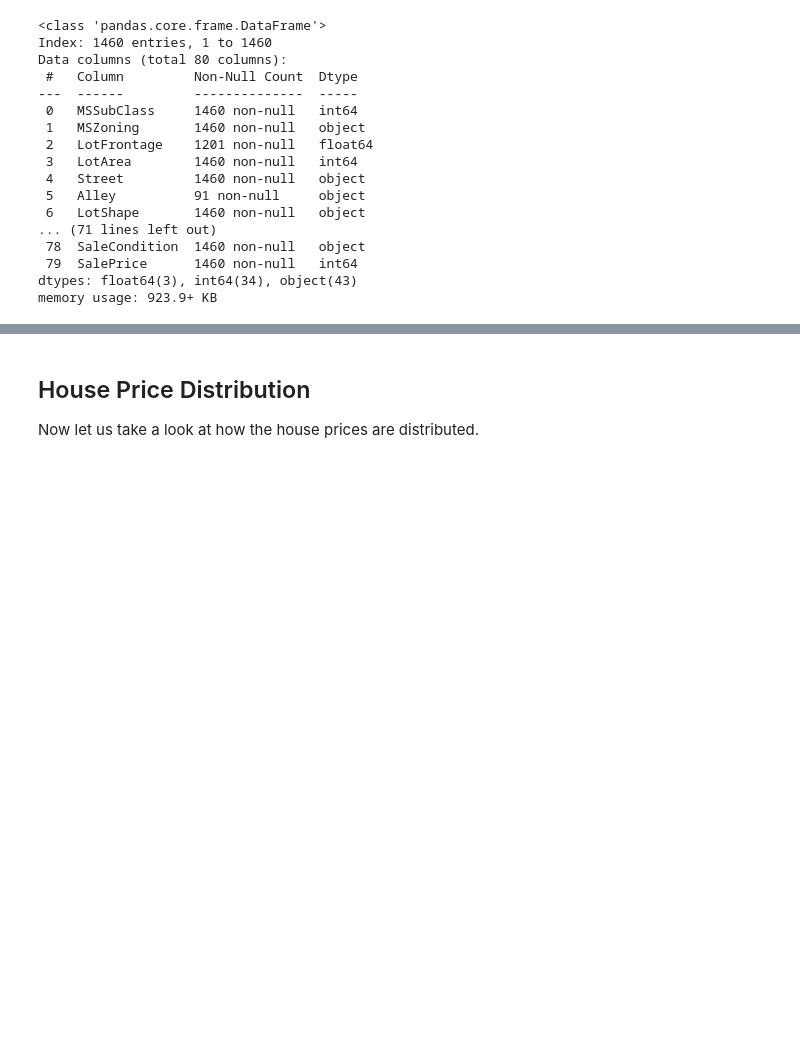
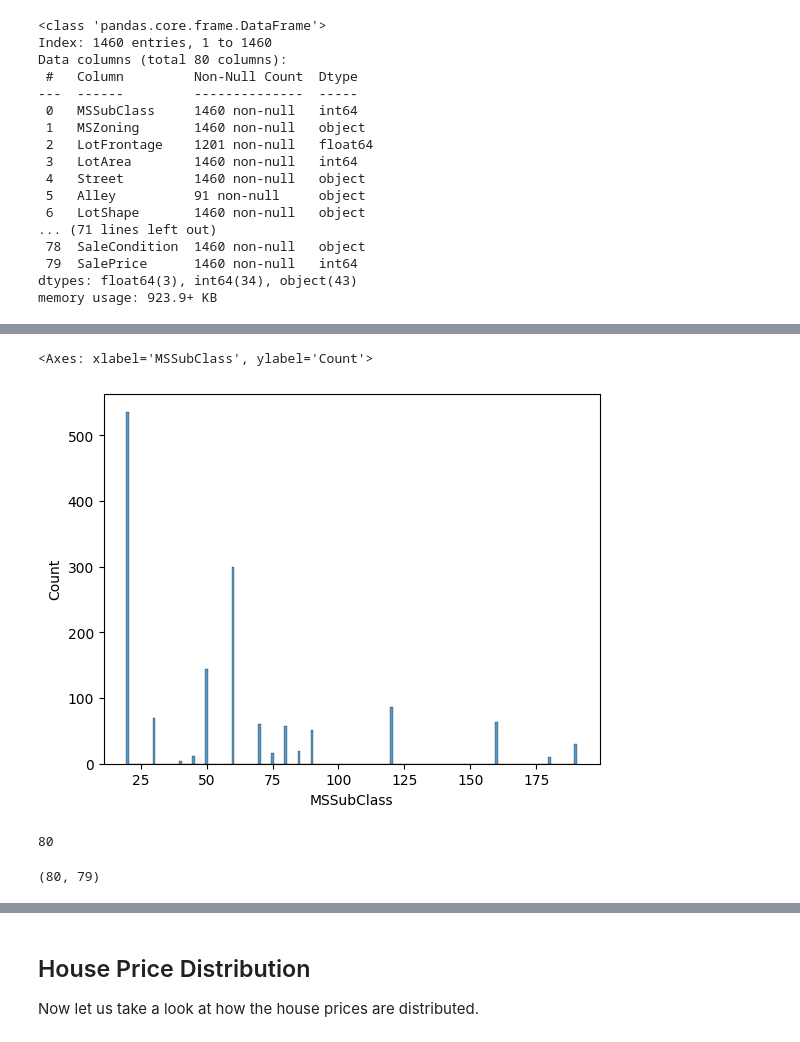
Before and after one commit to einarhre/kaggle-projects, a Jupyter notebook: Houseprices/notebook.ipynb, the cells around one changed output, grey strips where cells are left out. Cells and saved outputs as stored; diff of their text form; code cells hidden in the pictures; blank space fills up the shorter version.

```diff
--- a/Houseprices/notebook.ipynb
+++ b/Houseprices/notebook.ipynb
@@ -691,0 +756,5 @@ memory usage: 923.9+ KB
+# %%
+sns.histplot(data=train_data, x=C.MSSUBCLASS, discrete=True)
+# %% [output]
+<Axes: xlabel='MSSubClass', ylabel='Count'>
+[figure, added]
@@ -691,0 +851,6 @@ memory usage: 923.9+ KB
+# %%
+display(len(COL_INT) + len(COL_CAT))
+train.shape[1],test.shape[1]
+# %% [output]
+80
+(80, 79)
```
Also changed, not shown: parts of 50 cells of this notebook, 2 other files.
